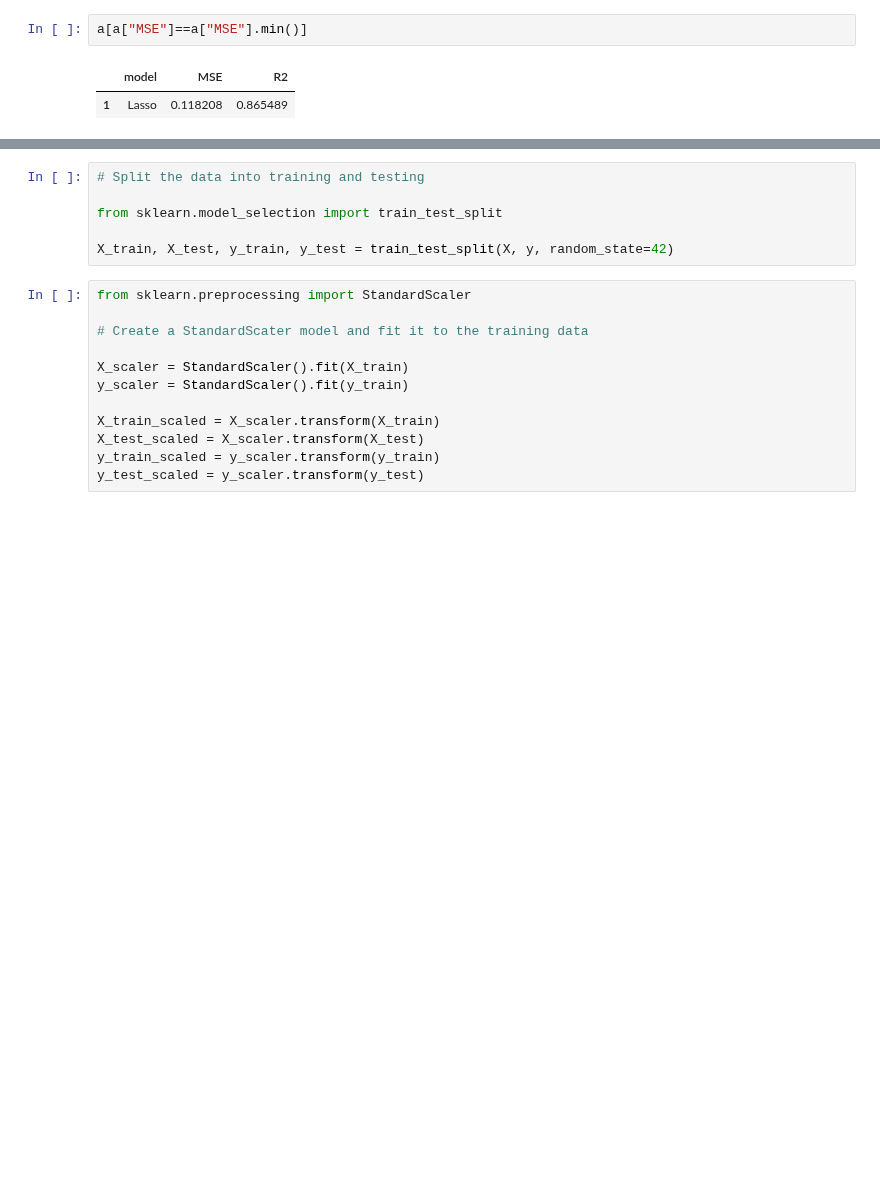
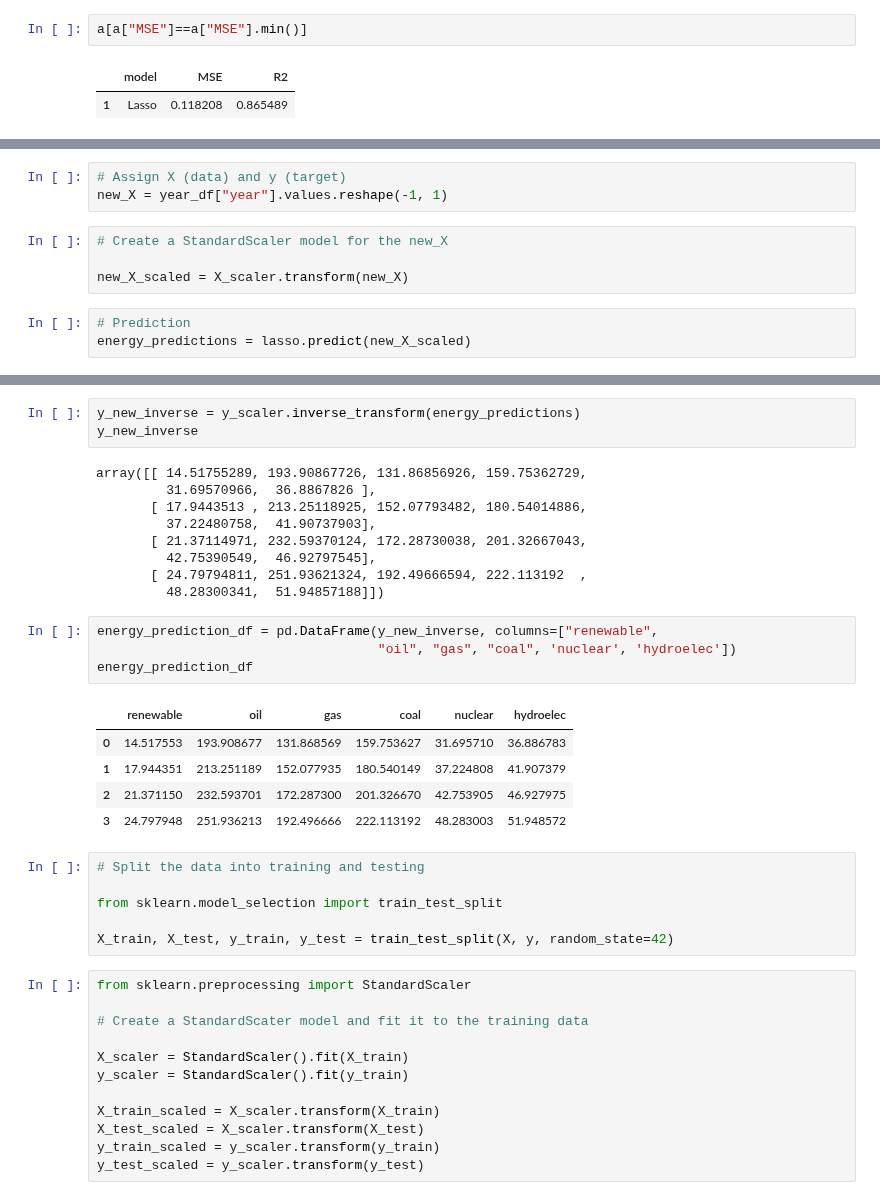
Before and after one commit to yuyhong23/One-Hot_Future, a Jupyter notebook: machine_learning_energy_types.ipynb, the cells around one changed output, grey strips where cells are left out. Drawn from its saved outputs; the diff is of its cells as text; blank space fills up the shorter version.

```diff
--- a/machine_learning_energy_types.ipynb
+++ b/machine_learning_energy_types.ipynb
@@ -259,0 +302,10 @@ a[a["MSE"]==a["MSE"].min()]
+# %%
+# Assign X (data) and y (target)
+new_X = year_df["year"].values.reshape(-1, 1)
+# %%
+# Create a StandardScaler model for the new_X
+
+new_X_scaled = X_scaler.transform(new_X)
+# %%
+# Prediction
+energy_predictions = lasso.predict(new_X_scaled)
@@ -260,3 +323,25 @@ a[a["MSE"]==a["MSE"].min()]
+# %%
+y_new_inverse = y_scaler.inverse_transform(energy_predictions)
+y_new_inverse
+# %% [output]
+array([[ 14.51755289, 193.90867726, 131.86856926, 159.75362729,
+         31.69570966,  36.8867826 ],
+       [ 17.9443513 , 213.25118925, 152.07793482, 180.54014886,
+         37.22480758,  41.90737903],
+       [ 21.37114971, 232.59370124, 172.28730038, 201.32667043,
+         42.75390549,  46.92797545],
+       [ 24.79794811, 251.93621324, 192.49666594, 222.113192  ,
+         48.28300341,  51.94857188]])
+# %%
+energy_prediction_df = pd.DataFrame(y_new_inverse, columns=["renewable",
+                                    "oil", "gas", "coal", 'nuclear', 'hydroelec'])
+energy_prediction_df
+# %% [output]
+|  | renewable | oil | gas | coal | nuclear | hydroelec |
+| 0 | 14.517553 | 193.908677 | 131.868569 | 159.753627 | 31.695710 | 36.886783 |
+| 1 | 17.944351 | 213.251189 | 152.077935 | 180.540149 | 37.224808 | 41.907379 |
+| 2 | 21.371150 | 232.593701 | 172.287300 | 201.326670 | 42.753905 | 46.927975 |
+| 3 | 24.797948 | 251.936213 | 192.496666 | 222.113192 | 48.283003 | 51.948572 |
 # %%
 # Split the data into training and testing
 
```
Also changed, not shown: parts of 14 cells of this notebook, 1 other file.
